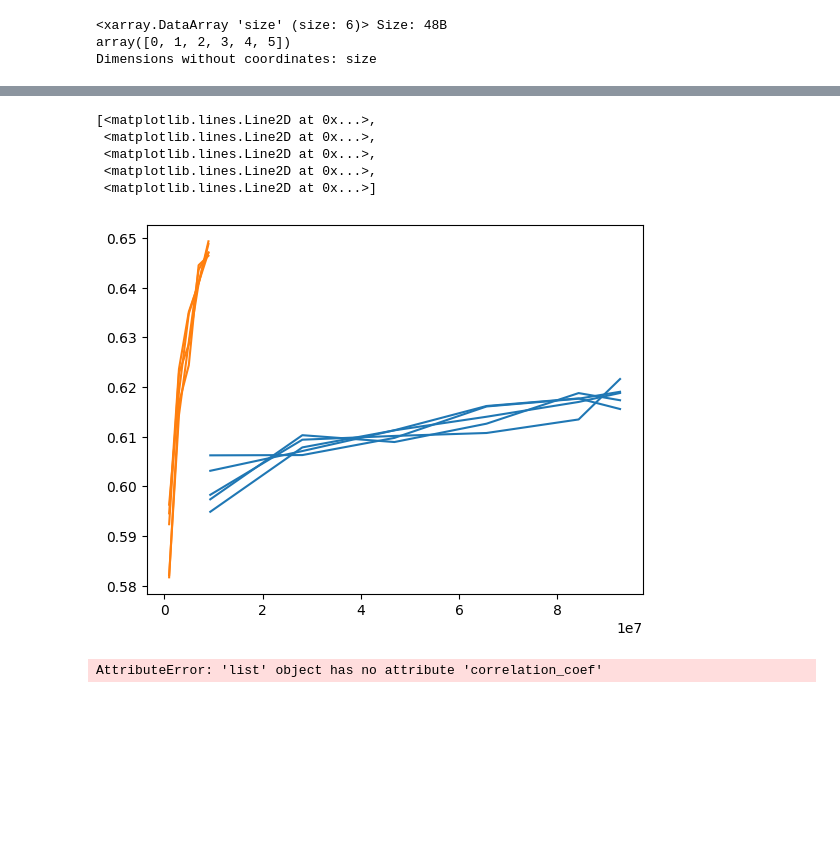
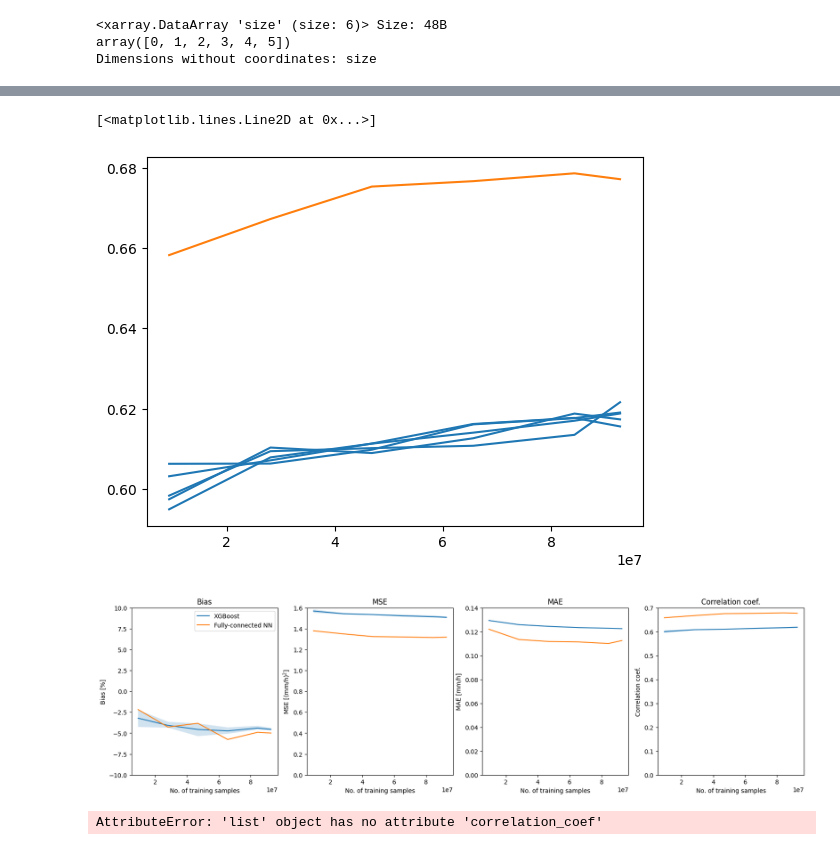
Before and after one commit to simonpf/at652, a Jupyter notebook: notebooks/experiments/xgboost_sample_efficiency.ipynb, the cells around one changed output, grey strips where cells are left out. Cells and saved outputs as stored; diff of their text form; code cells hidden in the pictures; blank space fills up the shorter version.

```diff
--- a/notebooks/experiments/xgboost_sample_efficiency.ipynb
+++ b/notebooks/experiments/xgboost_sample_efficiency.ipynb
@@ -10,8 +12,10 @@ import hdf5plugin
 import xarray as xr
 
 files = download_dataset("spr", "gmi", "gmi", "training", "on_swath", "tabular")
-input_data = xr.load_dataset(files["gmi"][0], engine="h5netcdf")
+#input_data = xr.load_dataset(files["gmi"][0], engine="h5netcdf")
 target_data = xr.load_dataset(files["target"][0], engine="h5netcdf")
+#x = input_data.observations.data
+y = target_data.surface_precip.data
 # %%
 from sklearn.ensemble import RandomForestRegressor
 from sklearn.model_selection import train_test_split
@@ -91,4 +92,5 @@ results = xr.concat(results, dim="size")
 results.to_netcdf("xgboost_sample_efficiency.nc")
 # %%
 results_nn = xr.load_dataset("neural_network_sample_efficiency.nc")
+results_xgboost = xr.load_dataset("xgboost_sample_efficiency.nc")
 # %%
@@ -96,16 +116,55 @@ results
 # %%
 import matplotlib.pyplot as plt
 import numpy as np
-results["size"] = (("size",), np.array(sizes) * input_data.samples.size)
-plt.plot(results["size"], results.correlation_coef, color="C0")
-plt.plot(results_nn["size"], results_nn.correlation_coef, color="C1")
+sizes = [0.1, 0.3, 0.5, 0.7, 0.9, 0.99]
+results_xgboost["size"] = (("size",), np.array(sizes) * target_data.samples.size)
+results_nn["size"] = (("size",), np.array(sizes) * target_data.samples.size)
 # %% [output]
-[<matplotlib.lines.Line2D at 0x...>,
- <matplotlib.lines.Line2D at 0x...>,
- <matplotlib.lines.Line2D at 0x...>,
- <matplotlib.lines.Line2D at 0x...>,
- <matplotlib.lines.Line2D at 0x...>]
+[<matplotlib.lines.Line2D at 0x...>]
-[figure, old version]
+[figure, new version]
+# %%
+fig, axs = plt.subplots(1, 4, figsize=(20, 5))
+
+ax = axs[0]
+ax.set_title("Bias")
+ax.fill_between(results_xgboost.size, y1=results_xgboost.bias.min("repeats"), y2=results_xgboost.bias.max("repeats"), alpha=0.2)
+ax.plot(results_xgboost.size, results_xgboost.bias.mean("repeats"), c="C0", label="XGBoost")
+ax.plot(results_nn.size, results_nn.bias.mean("repeats"), c="C1", label="Fully-connected NN")
+ax.legend()
+ax.set_xlabel("No. of training samples")
+ax.set_ylim(-10, 10)
+ax.set_ylabel("Bias [%]")
+
+ax = axs[1]
+ax.set_title("MSE")
+ax.fill_between(results_xgboost.size, y1=results_xgboost.mse.min("repeats"), y2=results_xgboost.mse.max("repeats"), alpha=0.2)
+ax.plot(results_xgboost.size, results_xgboost.mse.mean("repeats"), c="C0")
+ax.plot(results_nn.size, results_nn.mse.mean("repeats"), c="C1")
+ax.set_xlabel("No. of training samples")
+ax.set_ylabel("MSE [(mm/h)$^2$]")
+ax.set_ylim(0, 1.6)
+
+ax = axs[2]
+ax.set_title("MAE")
+ax.fill_between(results_xgboost.size, y1=results_xgboost.mae.min("repeats"), y2=results_xgboost.mae.max("repeats"), alpha=0.2)
+ax.plot(results_xgboost.size, results_xgboost.mae.mean("repeats"), c="C0")
+ax.plot(results_nn.size, results_nn.mae.mean("repeats"), c="C1")
+ax.set_xlabel("No. of training samples")
+ax.set_ylabel("MAE [mm/h]")
+ax.set_ylim(0, 0.14)
+
+ax = axs[3]
+ax.set_title("Correlation coef.")
+ax.fill_between(results_xgboost.size, y1=results_xgboost.correlation_coef.min("repeats"), y2=results_xgboost.correlation_coef.max("repeats"), alpha=0.2)
+ax.plot(results_xgboost.size, results_xgboost.correlation_coef.mean("repeats"), c="C0")
+ax.plot(results_nn.size, results_nn.correlation_coef.mean("repeats"), c="C1")
+ax.set_xlabel("No. of training samples")
+ax.set_ylabel("Correlation coef.")
+ax.set_ylim(0, 0.7)
+
+fig.savefig("../../figures/mlp_retrieval_metrics.png", dpi=200)
+# %% [output]
+[figure, added]
 # %%
 import matplotlib.pyplot as plt
 plt.plot(results.correlation_coef)
```
Also changed, not shown: parts of 3 cells of this notebook, 3 other files.
